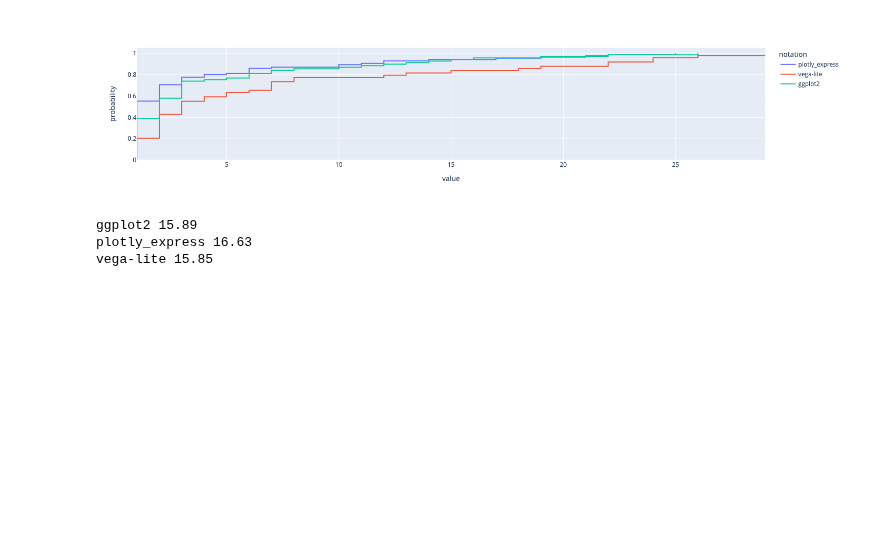
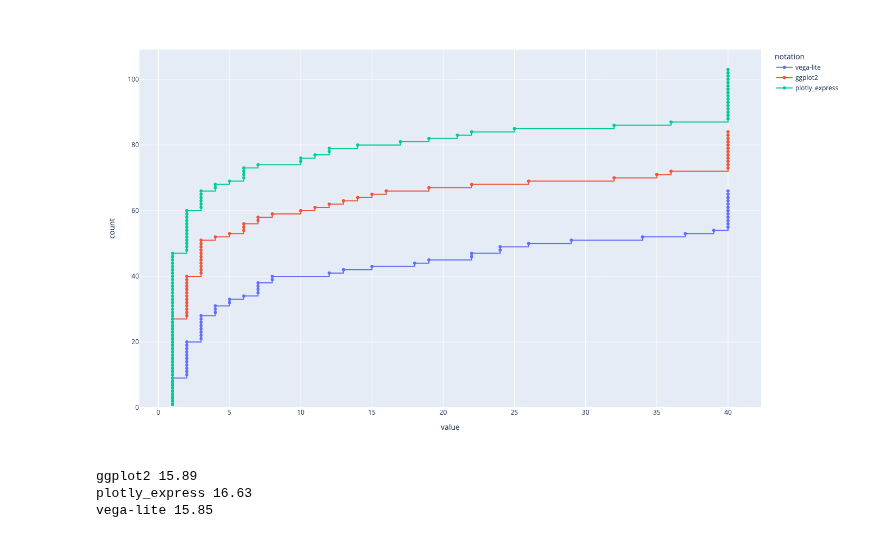
Before and after one commit to notascope/notascope, a Jupyter notebook: notebooks/token_dist.ipynb, the cells around one changed output. Cells and saved outputs as stored; diff of their text form; code cells hidden in the pictures; blank space fills up the shorter version.

```diff
--- a/notebooks/token_dist.ipynb
+++ b/notebooks/token_dist.ipynb
@@ -13,7 +13,7 @@ px.bar(df.query("slug<30"), x="slug", y=px.Constant(1), facet_col="notation", ho
 # %%
-px.ecdf(df.query("slug<30"), color="notation", hover_name="token")
+px.ecdf(df, color="notation", hover_name="token", ecdfnorm=None, height=800, markers=True)
 # %% [output]
-[figure, old version]
+[figure, new version]
 # %%
 import math
 # %%
```
Also changed, not shown: parts of 1 cell of this notebook, 1 other file.
